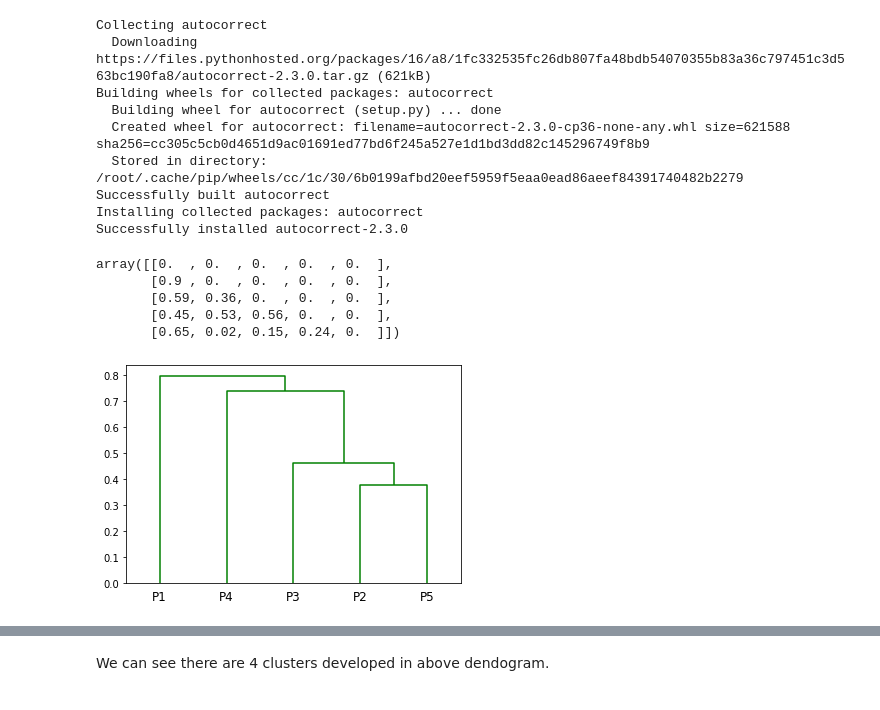
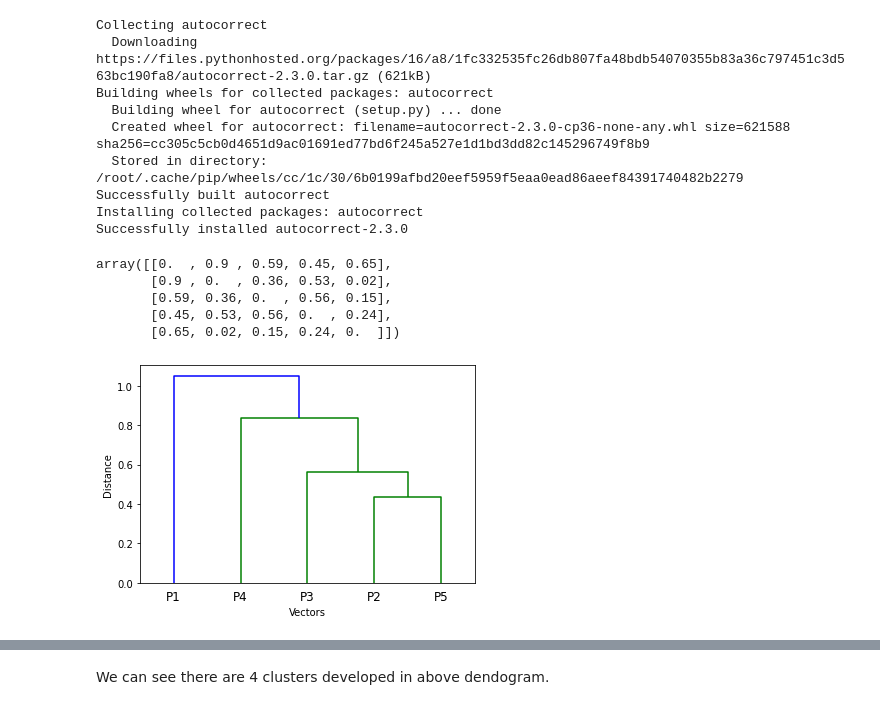
Before and after one commit to HarmanBhutani/ML_projects, a Jupyter notebook: Assignment2_300144160.ipynb, the cells around one changed output, grey strips where cells are left out. Cells and saved outputs as stored; diff of their text form; code cells hidden in the pictures.

```diff
--- a/Assignment2_300144160.ipynb
+++ b/Assignment2_300144160.ipynb
@@ -93,27 +66,31 @@ ax = dendrogram(mat, orientation="right");
-# %%
-mat
-# %% [output]
-array([[0.  , 0.  , 0.  , 0.  , 0.  ],
-       [0.9 , 0.  , 0.  , 0.  , 0.  ],
-       [0.59, 0.36, 0.  , 0.  , 0.  ],
-       [0.45, 0.53, 0.56, 0.  , 0.  ],
-       [0.65, 0.02, 0.15, 0.24, 0.  ]])
+# %%
+mat_value = np.array([[0.00,0.90,0.59,0.45,0.65], [0.90,0.00, 0.36,0.53,0.02], [0.59,0.36,0.00,0.56,0.15], [0.45,0.53,0.56,0.00,0.24], [0.65,0.02,0.15,0.24,0.00]])
+# %%
+mat_value
+# %% [output]
+array([[0.  , 0.9 , 0.59, 0.45, 0.65],
+       [0.9 , 0.  , 0.36, 0.53, 0.02],
+       [0.59, 0.36, 0.  , 0.56, 0.15],
+       [0.45, 0.53, 0.56, 0.  , 0.24],
+       [0.65, 0.02, 0.15, 0.24, 0.  ]])
 # %%
 import numpy as np
 
 from scipy.cluster.hierarchy import dendrogram, linkage
 from scipy.spatial.distance import squareform
 
 import matplotlib.pyplot as plt
 
 from scipy.cluster.hierarchy import ward, dendrogram
 
-mat = np.array([[0.00,0.00,0.00,0.00,0.00], [0.90,0.00,0.00,0.00,0.00],[0.59,0.36,0.00,0.00,0.00],[0.45,0.53,0.56,0.00,0.00],[0.65,0.02,0.15,0.24,0.00]])
 
-dist_mat = mat
-linkage_matrix = linkage(dist_mat, "single")
+
+dist_mat = mat_value
+linkage_matrix = linkage(dist_mat, "weighted")
 dendrogram(linkage_matrix, color_threshold=1, labels=["P1", "P2", "P3","P4","P5"],show_leaf_counts=True)
-plt.title=("test")
+
+plt.xlabel('Vectors')
+plt.ylabel('Distance')
 plt.show()
 # %% [output]
-[figure, old version]
+[figure, new version]
```
Also changed, not shown: parts of 3 cells of this notebook.
